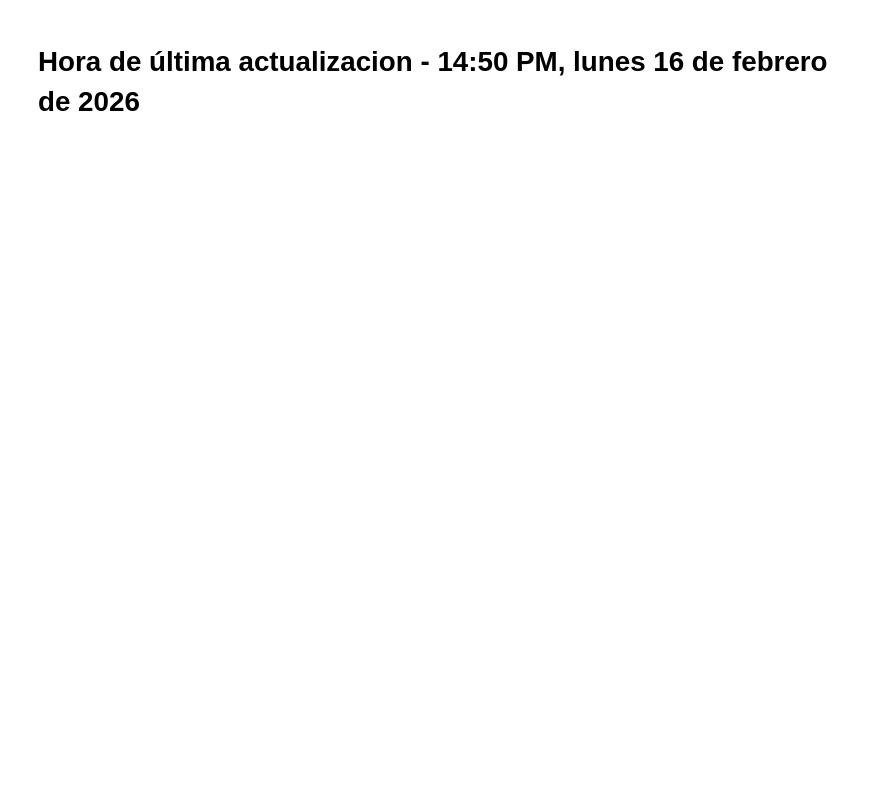
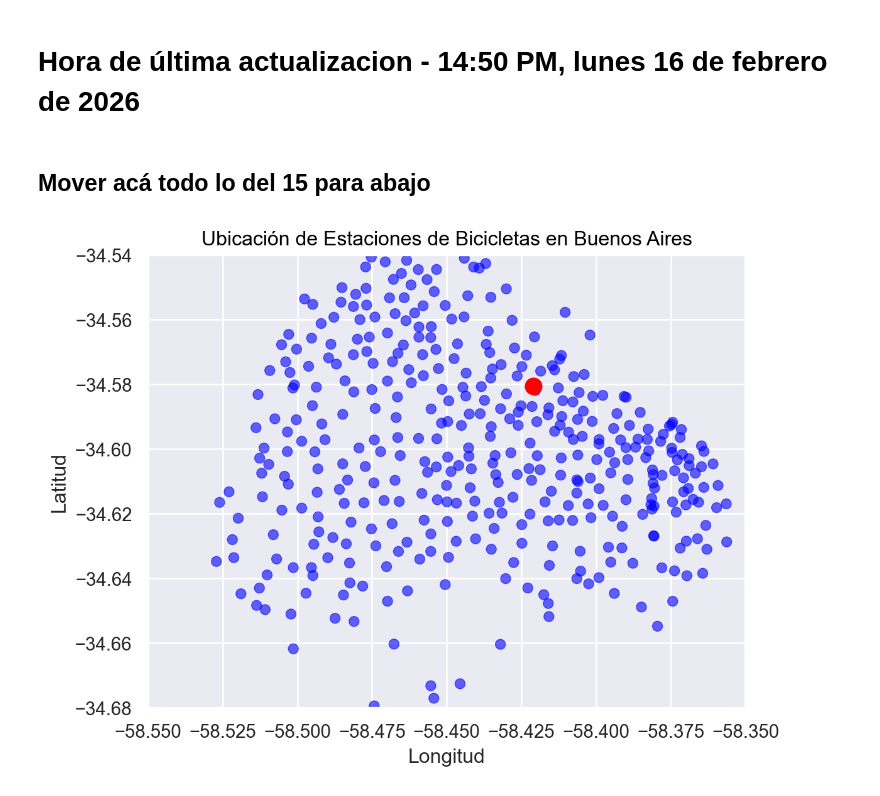
Before and after one commit to leonelifernandez12/labo_datos, a Jupyter notebook: tp1.ipynb, the cells around one changed output. Saved outputs shown, nothing was run; the diff lists cells and outputs as text; code cells hidden in the pictures; blank space fills up the shorter version.

Commit message:
Bases para Modelo de Regresión

```diff
--- a/tp1.ipynb
+++ b/tp1.ipynb
@@ -1046,2 +1089,25 @@ np.float64(1.0)
 # %% [markdown]
 # Hora de última actualizacion - 14:50 PM, lunes 16 de febrero de 2026
+# %% [markdown]
+## Mover acá todo lo del 15 para abajo
+# %%
+import seaborn.objects as so
+
+# 1) Crear la columna es_estacion_5
+df_informacion['es_estacion_5'] = df_informacion['station_id'] == '5'
+
+# 2) Separar la estación 5 del resto para el gráfico
+df_otras = df_informacion[df_informacion['station_id'] != '5']
+df_est5 = df_informacion[df_informacion['station_id'] == '5']
+
+# 3) Gráfico con dos capas diferenciando la estación 5
+(
+    so.Plot()
+    .add(so.Dot(alpha=0.6, color='blue'), data=df_otras, x='lon', y='lat')
+    .add(so.Dot(alpha=1, color='red', pointsize=10), data=df_est5, x='lon', y='lat')
+    .label(x='Longitud', y='Latitud', title='Ubicación de Estaciones de Bicicletas en Buenos Aires')
+    .limit(x=(-58.55, -58.35), y=(-34.68, -34.54))
+    .theme({**so.Plot.config.theme, 'axes.grid': True})
+)
+# %% [output]
+[figure, added]
```
Also changed, not shown: parts of 25 cells of this notebook, 3 other files.
